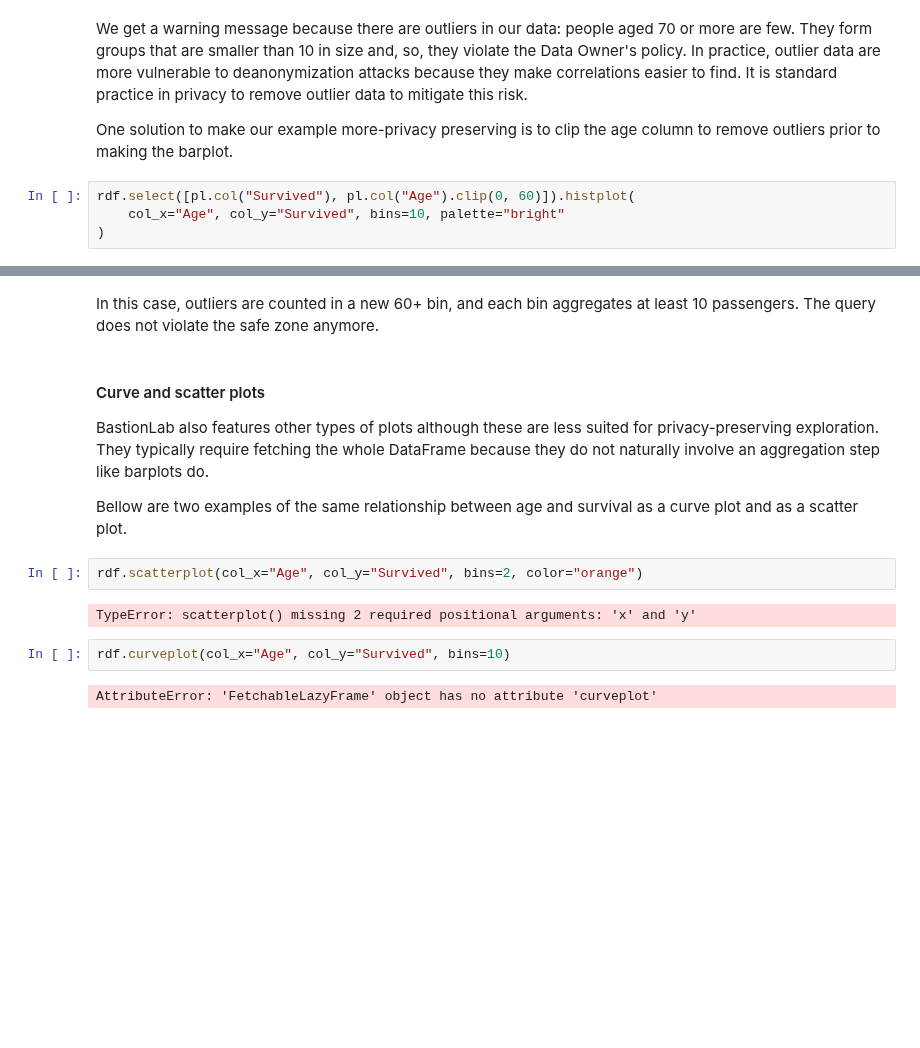
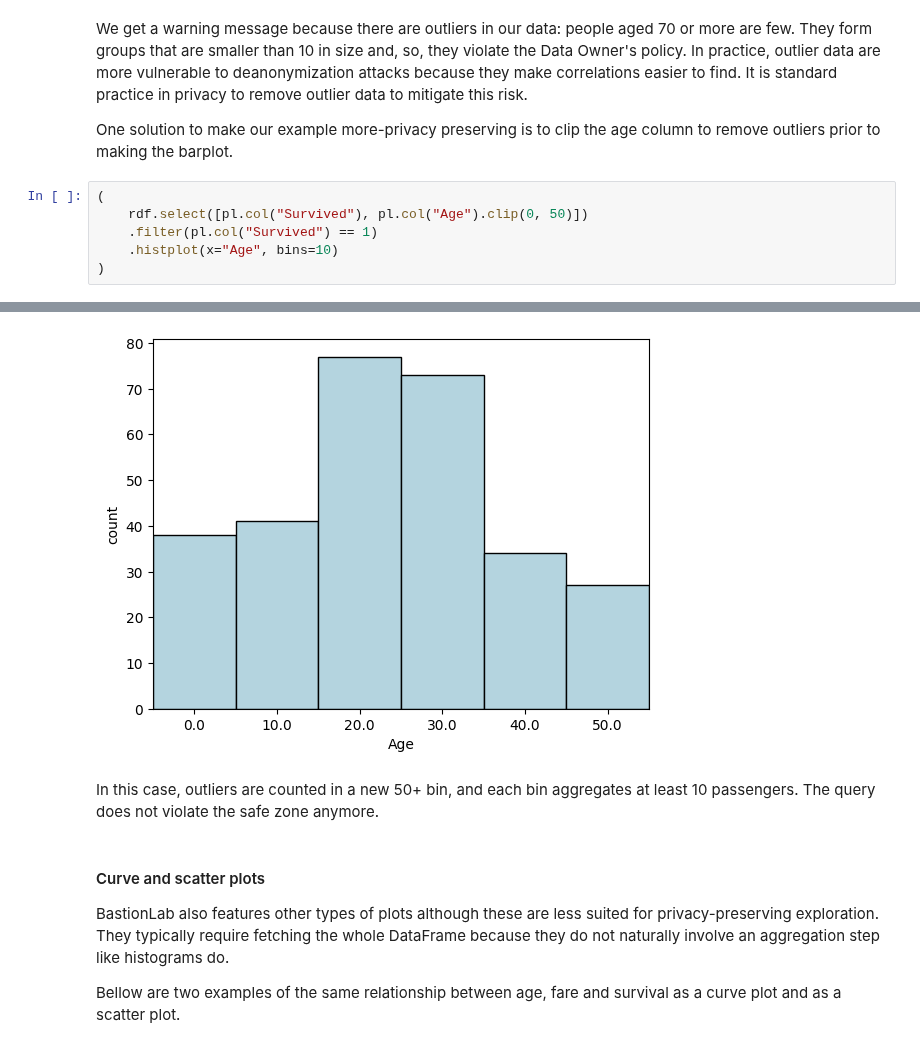
Before and after one commit to mithril-security/bastionlab, a Jupyter notebook: docs/docs/quick-tour/quick-tour.ipynb, the cells around one changed output, grey strips where cells are left out. Cells and saved outputs as stored; diff of their text form; blank space fills up the shorter version.

```diff
--- a/docs/docs/quick-tour/quick-tour.ipynb
+++ b/docs/docs/quick-tour/quick-tour.ipynb
@@ -282,7 +312,9 @@ In practice, outlier data are more vulnerable to deanonymization attacks because
 
 One solution to make our example more-privacy preserving is to clip the age column to remove outliers prior to making the barplot.
 # %%
-rdf.select([pl.col("Survived"), pl.col("Age").clip(0, 60)]).histplot(
-    col_x="Age", col_y="Survived", bins=10, palette="bright"
+(
+    rdf.select([pl.col("Survived"), pl.col("Age").clip(0, 50)])
+    .filter(pl.col("Survived") == 1)
+    .histplot(x="Age", bins=10)
 )
 # %% [output]
@@ -290,17 +322,10 @@ Please provide an 'x' or 'y' value
+[figure, added]
 # %% [markdown]
-In this case, outliers are counted in a new 60+ bin, and each bin aggregates at least 10 passengers. The query does not violate the safe zone anymore.
+In this case, outliers are counted in a new 50+ bin, and each bin aggregates at least 10 passengers. The query does not violate the safe zone anymore.
 # %% [markdown]
 #### Curve and scatter plots
 
 BastionLab also features other types of plots although these are less suited for privacy-preserving exploration.
-They typically require fetching the whole DataFrame because they do not naturally involve an aggregation step like barplots do.
+They typically require fetching the whole DataFrame because they do not naturally involve an aggregation step like histograms do.
 
-Bellow are two examples of the same relationship between age and survival as a curve plot and as a scatter plot.
+Bellow are two examples of the same relationship between age, fare and survival as a curve plot and as a scatter plot.
-# %%
-rdf.scatterplot(col_x="Age", col_y="Survived", bins=2, color="orange")
-# %% [output]
-TypeError: scatterplot() missing 2 required positional arguments: 'x' and 'y'
-# %%
-rdf.curveplot(col_x="Age", col_y="Survived", bins=10)
-# %% [output]
-AttributeError: 'FetchableLazyFrame' object has no attribute 'curveplot'
```
Also changed, not shown: parts of 23 cells of this notebook, 1 other file.
